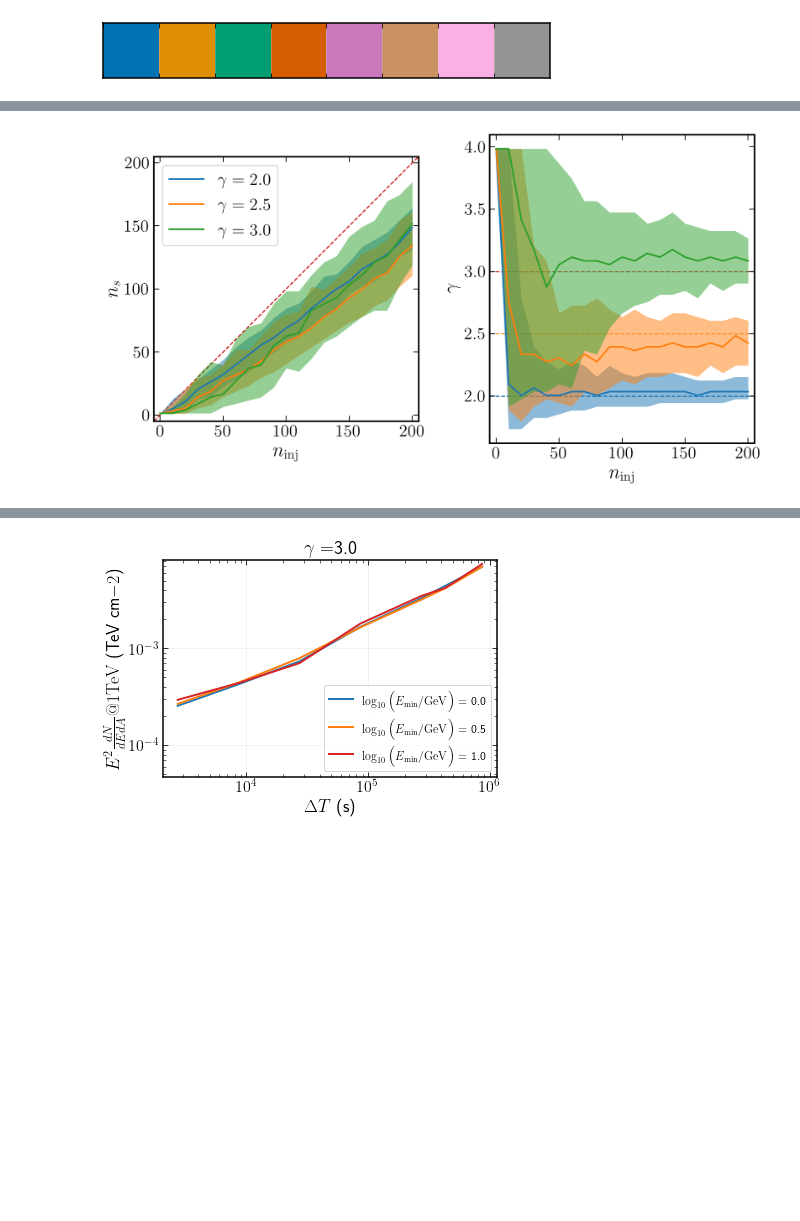
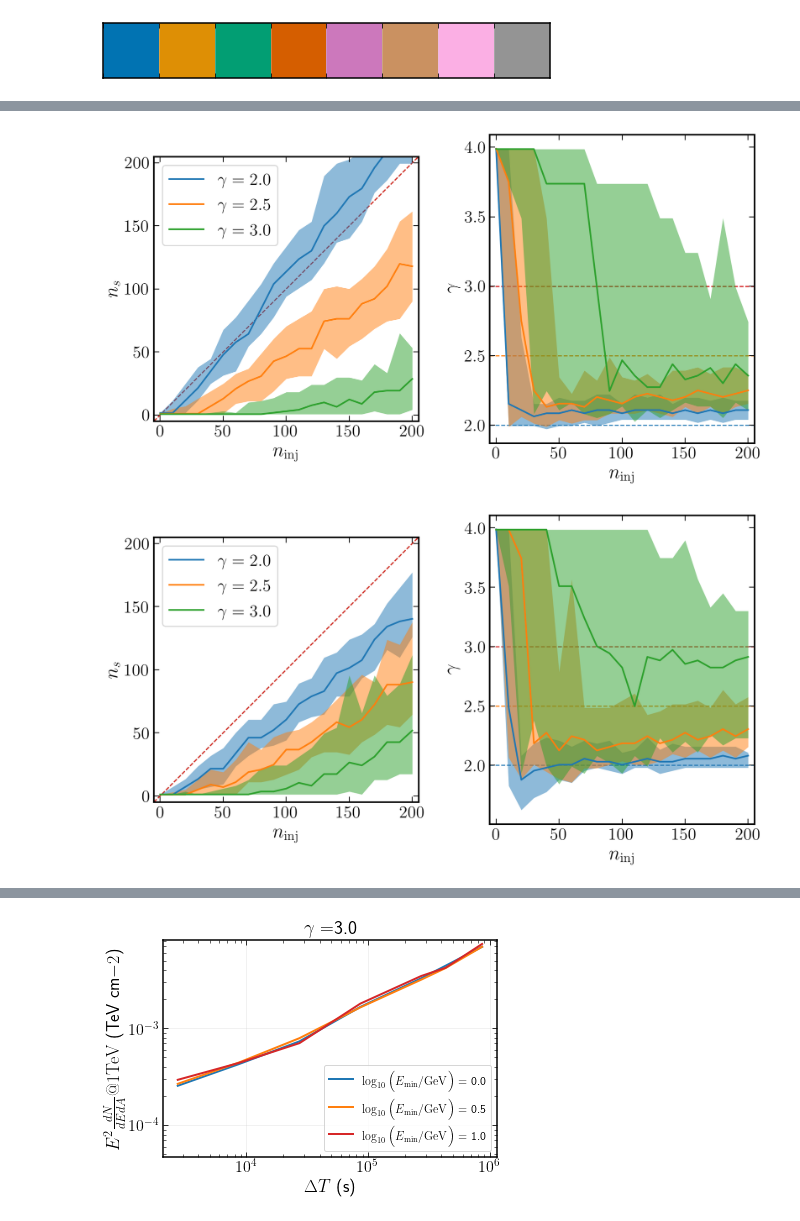
Before and after one commit to apizzuto/Novae, a Jupyter notebook: notebooks/stacking_sensitivity.ipynb, the cells around one changed output, grey strips where cells are left out. Cells and saved outputs as stored; diff of their text form; code cells hidden in the pictures; blank space fills up the shorter version.

```diff
--- a/notebooks/stacking_sensitivity.ipynb
+++ b/notebooks/stacking_sensitivity.ipynb
@@ -37,11 +77,9 @@ reload(plotting)
 # %%
 gamma_novae = plotting.StackingPlots(
-    86400., 'gamma', 'gamma', seed=2, min_log_e=0.0,
-    allflavor=True, index=[2.0, 2.5, 3.0]
+    86400., 'gamma', 'gamma', seed=2, index=[2.0, 2.5, 3.0]
     )
 all_novae = plotting.StackingPlots(
-    86400., 'all_novae', 'optical', seed=2, min_log_e=0.0,
-    allflavor=True, index=[2.0, 2.5, 3.0]
+    86400., 'all_novae', 'optical', seed=2, index=[2.0, 2.5, 3.0]
     )
 gamma_novae.get_all_sens()
 all_novae.get_all_sens()
@@ -82,4 +260,6 @@ stack_plots.background_distribution()
 # %%
-stack_plots.fitting_plot(gamma=[2.0, 2.5, 3.0])
+all_novae.fitting_plot(gamma=[2.0, 2.5, 3.0])
+gamma_novae.fitting_plot(gamma=[2.0, 2.5, 3.0])
 # %% [output]
-[figure, old version]
+[figure, new version]
+[figure, added]
```
Also changed, not shown: parts of 38 cells of this notebook.
